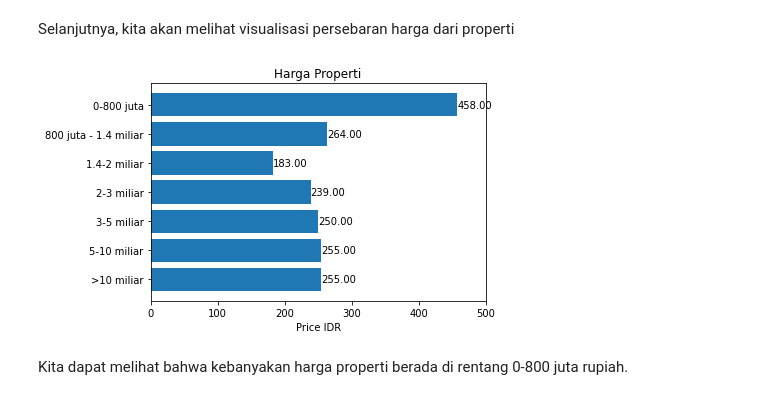
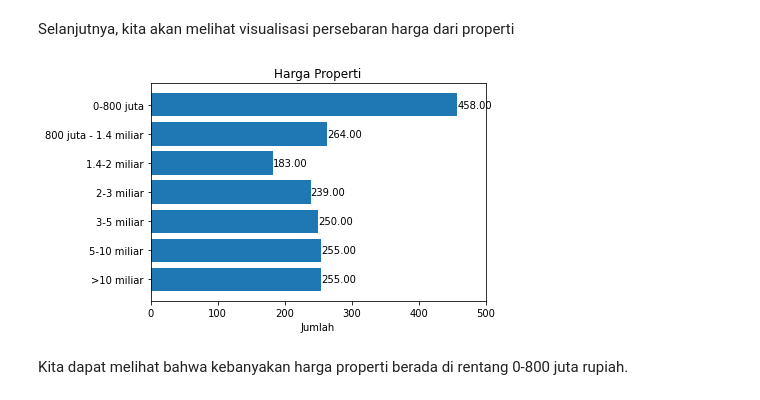
Before and after one commit to afiffahreza/aib-data-science, a Jupyter notebook: rumah123-predict.ipynb, the cells around one changed output. Drawn from its saved outputs; the diff is of its cells as text; code cells hidden in the pictures.

```diff
--- a/rumah123-predict.ipynb
+++ b/rumah123-predict.ipynb
@@ -152,35 +152,35 @@ dataLabel = ['0-800 juta', '800 juta - 1.4 miliar', '1.4-2 miliar', '2-3 miliar'
 dataCount = [0, 0, 0, 0, 0, 0, 0]
 
 for price in data['price_idr']:
     if price < 800000000:
         dataCount[0] += 1
     elif price >= 800000000 and price < 1400000000:
         dataCount[1] += 1
     elif price >= 1400000000 and price < 2000000000:
         dataCount[2] += 1
     elif price >= 2000000000 and price < 3000000000:
         dataCount[3] += 1
     elif price >= 3000000000 and price < 5000000000:
         dataCount[4] += 1
     elif price >= 5000000000 and price < 10000000000:
         dataCount[5] += 1
     elif price >= 10000000000:
         dataCount[6] += 1
 
 fig, ax = plt.subplots()
 y_pos = np.arange(len(dataLabel))
 hbars = ax.barh(y_pos, dataCount, align='center')
 ax.set_yticks(y_pos, labels=dataLabel)
 ax.invert_yaxis()
-ax.set_xlabel('Price IDR')
+ax.set_xlabel('Jumlah')
 ax.set_title('Harga Properti')
 
 ax.bar_label(hbars, fmt='%.2f')
 ax.set_xlim(right=500)
 
 plt.show()
 # %% [output]
-[figure, old version]
+[figure, new version]
 # %% [markdown]
 Kita dapat melihat bahwa kebanyakan harga properti berada di rentang 0-800 juta rupiah.
 # %% [markdown]
```
Also changed, not shown: parts of 20 cells of this notebook, 7 other files.
